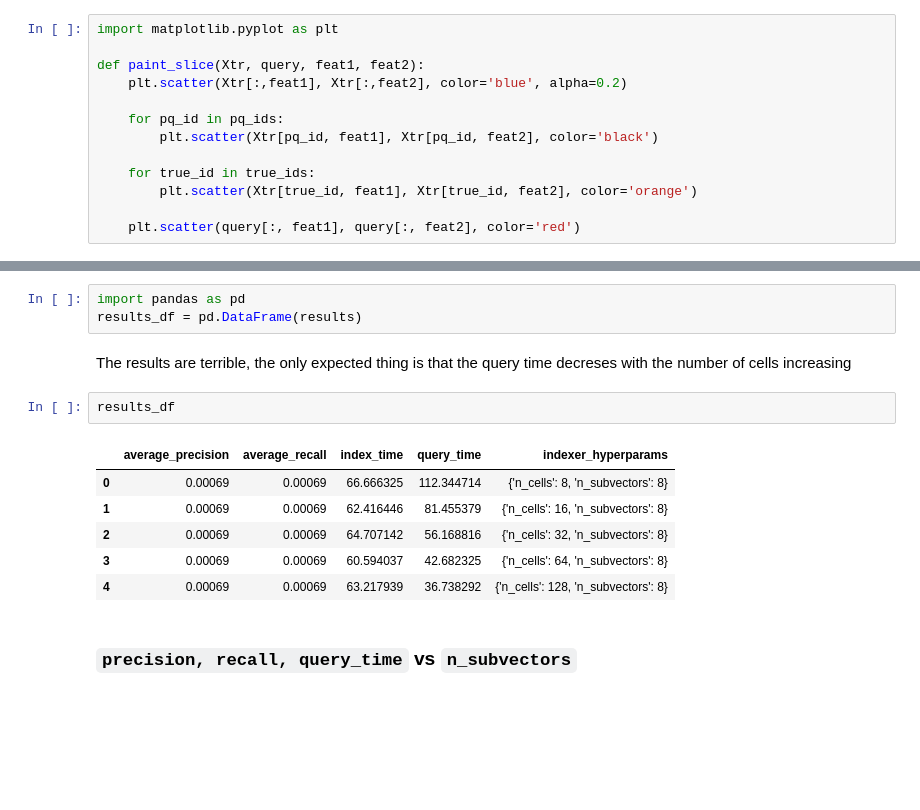
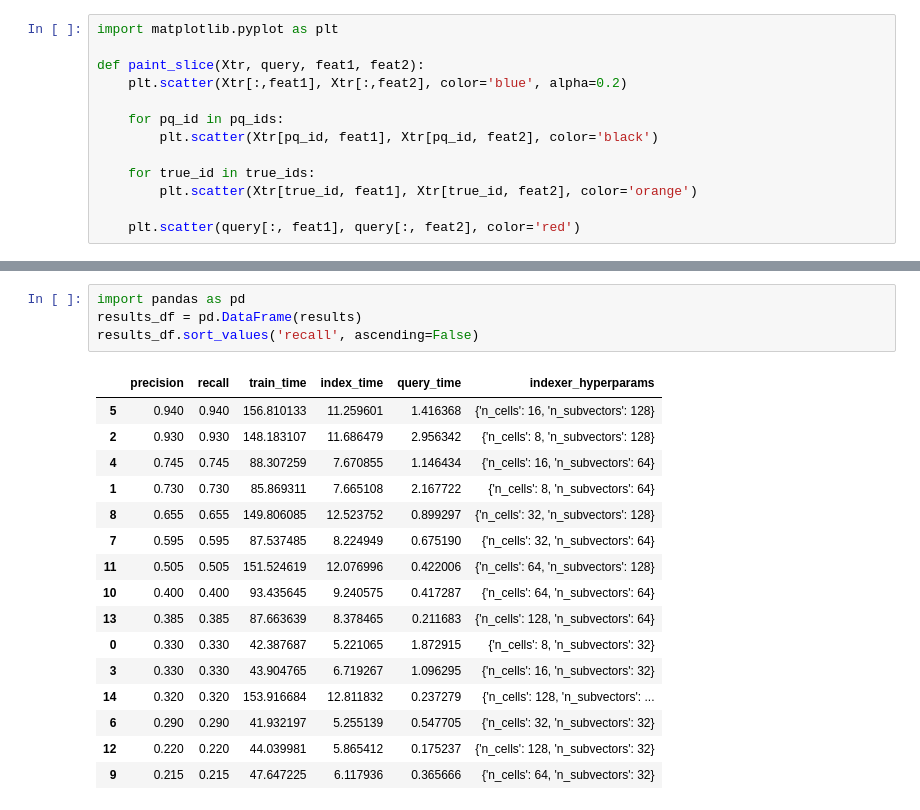
Before and after one commit to jina-ai/annlite, a Jupyter notebook: notebooks/benchmark_pqlite.ipynb, the cells around one changed output, grey strips where cells are left out. Cells and saved outputs as stored; diff of their text form; blank space fills up the shorter version.

```diff
--- a/notebooks/benchmark_pqlite.ipynb
+++ b/notebooks/benchmark_pqlite.ipynb
@@ -229,17 +301,21 @@ for n_cells in [8,16,32,64,128]:
 # %%
 import pandas as pd
 results_df = pd.DataFrame(results)
+results_df.sort_values('recall', ascending=False)
+# %% [output]
+|  | precision | recall | train_time | index_time | query_time | indexer_hyperparams |
+| 5 | 0.940 | 0.940 | 156.810133 | 11.259601 | 1.416368 | {'n_cells': 16, 'n_subvectors': 128} |
+| 2 | 0.930 | 0.930 | 148.183107 | 11.686479 | 2.956342 | {'n_cells': 8, 'n_subvectors': 128} |
+| 4 | 0.745 | 0.745 | 88.307259 | 7.670855 | 1.146434 | {'n_cells': 16, 'n_subvectors': 64} |
+| 1 | 0.730 | 0.730 | 85.869311 | 7.665108 | 2.167722 | {'n_cells': 8, 'n_subvectors': 64} |
+| 8 | 0.655 | 0.655 | 149.806085 | 12.523752 | 0.899297 | {'n_cells': 32, 'n_subvectors': 128} |
+| 7 | 0.595 | 0.595 | 87.537485 | 8.224949 | 0.675190 | {'n_cells': 32, 'n_subvectors': 64} |
+| 11 | 0.505 | 0.505 | 151.524619 | 12.076996 | 0.422006 | {'n_cells': 64, 'n_subvectors': 128} |
+| 10 | 0.400 | 0.400 | 93.435645 | 9.240575 | 0.417287 | {'n_cells': 64, 'n_subvectors': 64} |
+| 13 | 0.385 | 0.385 | 87.663639 | 8.378465 | 0.211683 | {'n_cells': 128, 'n_subvectors': 64} |
+| 0 | 0.330 | 0.330 | 42.387687 | 5.221065 | 1.872915 | {'n_cells': 8, 'n_subvectors': 32} |
+| 3 | 0.330 | 0.330 | 43.904765 | 6.719267 | 1.096295 | {'n_cells': 16, 'n_subvectors': 32} |
+| 14 | 0.320 | 0.320 | 153.916684 | 12.811832 | 0.237279 | {'n_cells': 128, 'n_subvectors': ... |
+| 6 | 0.290 | 0.290 | 41.932197 | 5.255139 | 0.547705 | {'n_cells': 32, 'n_subvectors': 32} |
+| 12 | 0.220 | 0.220 | 44.039981 | 5.865412 | 0.175237 | {'n_cells': 128, 'n_subvectors': 32} |
+| 9 | 0.215 | 0.215 | 47.647225 | 6.117936 | 0.365666 | {'n_cells': 64, 'n_subvectors': 32} |
-# %% [markdown]
-The results are terrible, the only expected thing is that the query time decreses with the number of cells increasing
-# %%
-results_df
-# %% [output]
-|  | average_precision | average_recall | index_time | query_time | indexer_hyperparams |
-| 0 | 0.00069 | 0.00069 | 66.666325 | 112.344714 | {'n_cells': 8, 'n_subvectors': 8} |
-| 1 | 0.00069 | 0.00069 | 62.416446 | 81.455379 | {'n_cells': 16, 'n_subvectors': 8} |
-| 2 | 0.00069 | 0.00069 | 64.707142 | 56.168816 | {'n_cells': 32, 'n_subvectors': 8} |
-| 3 | 0.00069 | 0.00069 | 60.594037 | 42.682325 | {'n_cells': 64, 'n_subvectors': 8} |
-| 4 | 0.00069 | 0.00069 | 63.217939 | 36.738292 | {'n_cells': 128, 'n_subvectors': 8} |
-# %% [markdown]
-
-###  `precision, recall, query_time` vs `n_subvectors`
```
Also changed, not shown: parts of 24 cells of this notebook.
